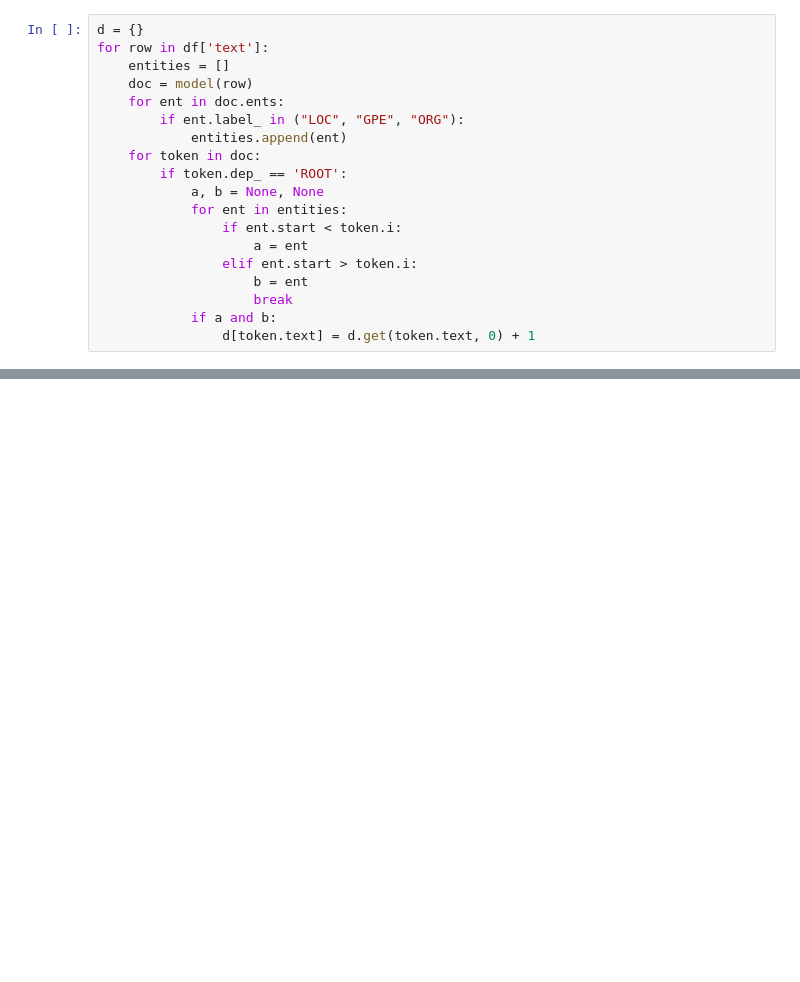
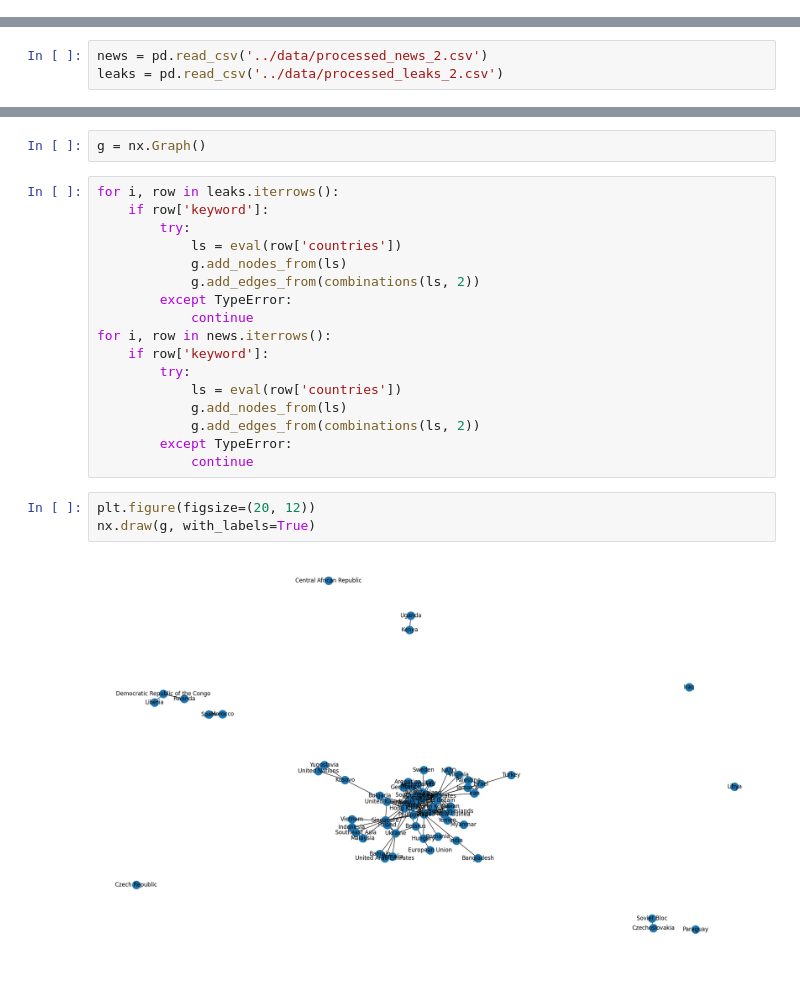
Before and after one commit to dhcchh/Team-xgboosted---SMU-BIA-Datathon-2025, a Jupyter notebook: src/graphs.ipynb, the cells around one changed output, grey strips where cells are left out. Drawn from its saved outputs; the diff is of its cells as text; blank space fills up the shorter version.

Commit message:
Graph building and visualisations

```diff
--- a/src/graphs.ipynb
+++ b/src/graphs.ipynb
@@ -94,19 +5,0 @@ EU said the United States
-# %%
-d = {}
-for row in df['text']:
-    entities = []
-    doc = model(row)
-    for ent in doc.ents:
-        if ent.label_ in ("LOC", "GPE", "ORG"):
-            entities.append(ent)
-    for token in doc:
-        if token.dep_ == 'ROOT':
-            a, b = None, None
-            for ent in entities:
-                if ent.start < token.i:
-                    a = ent
-                elif ent.start > token.i:
-                    b = ent
-                    break
-            if a and b:
-                d[token.text] = d.get(token.text, 0) + 1
@@ -132,0 +6,3 @@ sorted(d.items(), key=lambda x: x[1], reverse=True)
+# %%
+news = pd.read_csv('../data/processed_news_2.csv')
+leaks = pd.read_csv('../data/processed_leaks_2.csv')
@@ -132,0 +25,24 @@ sorted(d.items(), key=lambda x: x[1], reverse=True)
+# %%
+g = nx.Graph()
+# %%
+for i, row in leaks.iterrows():
+    if row['keyword']:
+        try:
+            ls = eval(row['countries'])
+            g.add_nodes_from(ls)
+            g.add_edges_from(combinations(ls, 2))
+        except TypeError:
+            continue
+for i, row in news.iterrows():
+    if row['keyword']:
+        try:
+            ls = eval(row['countries'])
+            g.add_nodes_from(ls)
+            g.add_edges_from(combinations(ls, 2))
+        except TypeError:
+            continue
+# %%
+plt.figure(figsize=(20, 12))
+nx.draw(g, with_labels=True)
+# %% [output]
+[figure, added]
```
Also changed, not shown: parts of 14 cells of this notebook.
